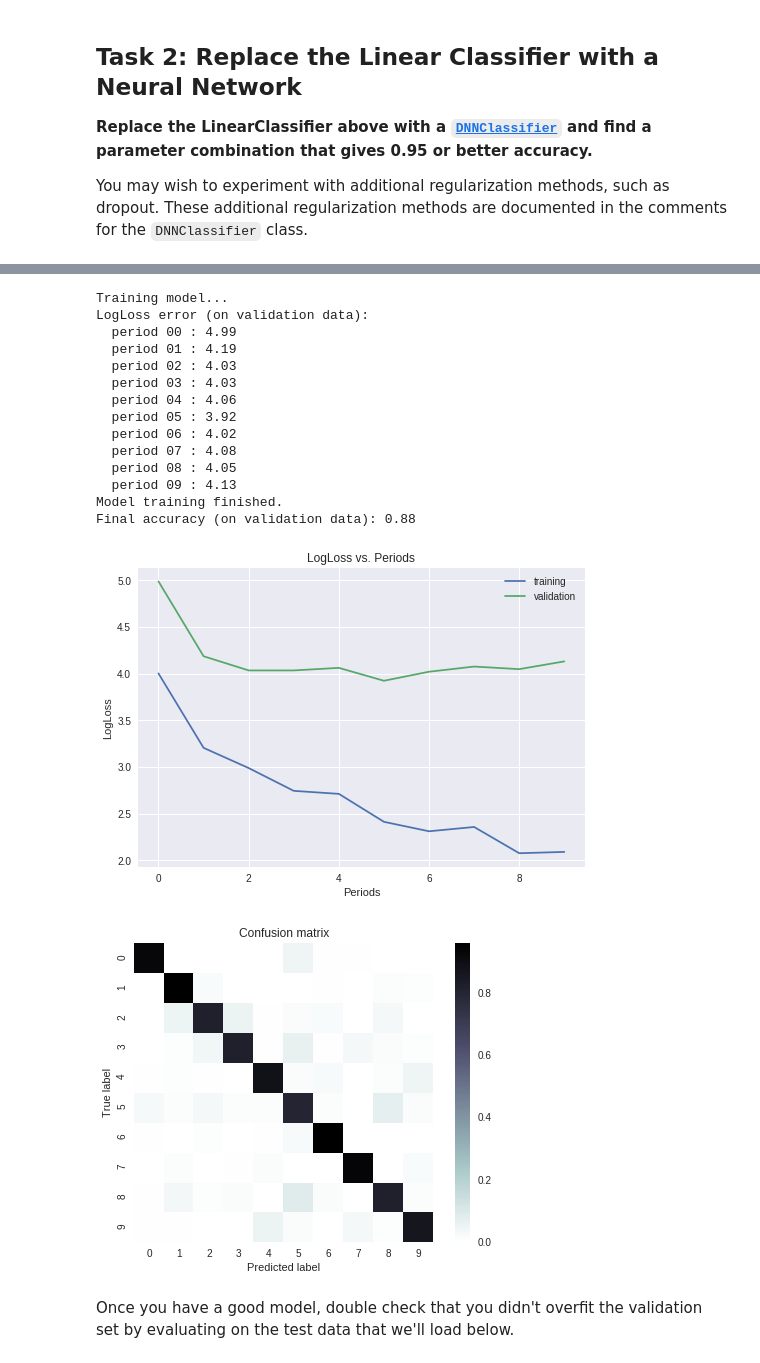
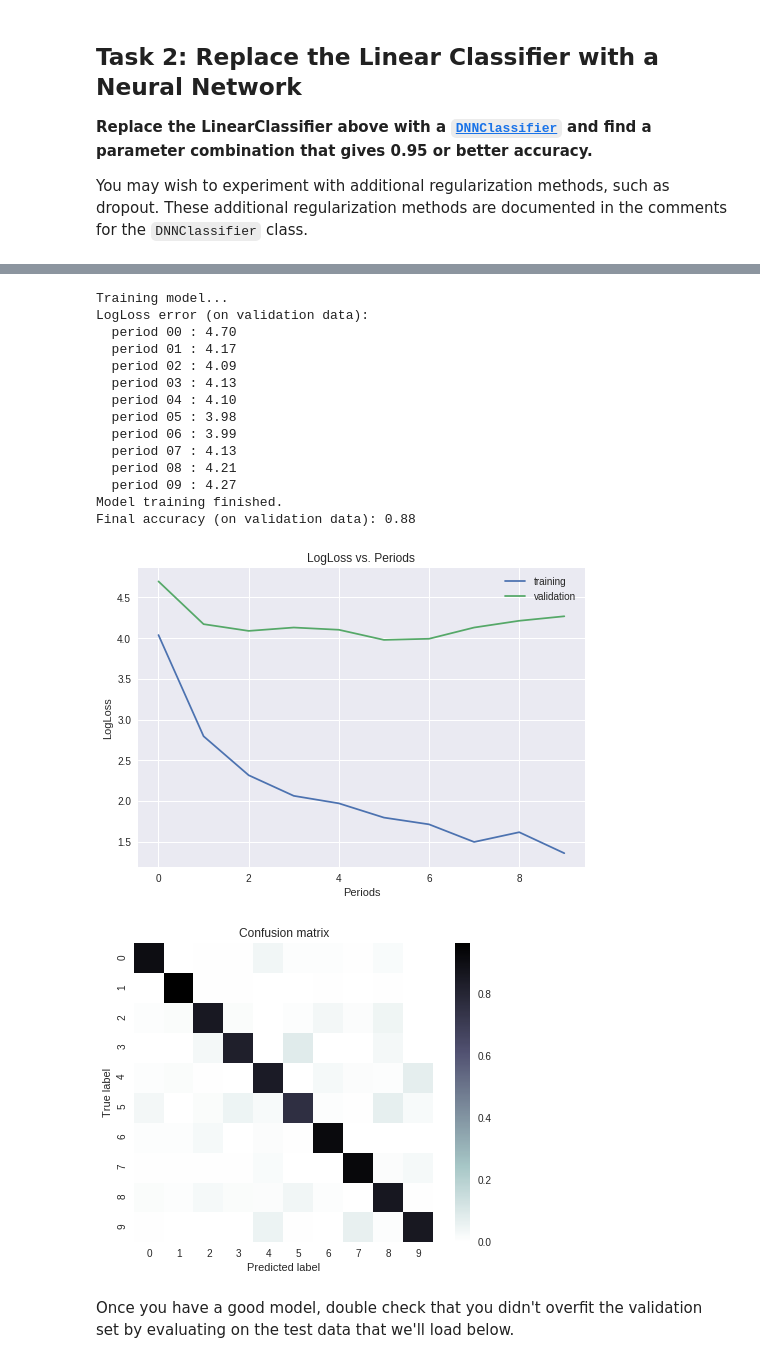
Before and after one commit to tenvol/tsf00, a Jupyter notebook: multi_class_classification_of_handwritten_digits.ipynb, the cells around one changed output, grey strips where cells are left out. Cells and saved outputs as stored; diff of their text form; code cells hidden in the pictures.

```diff
--- a/multi_class_classification_of_handwritten_digits.ipynb
+++ b/multi_class_classification_of_handwritten_digits.ipynb
@@ -814,32 +860,33 @@ OSError: ignored
 # %%
 _ = train_nn_classifier_model(
     #my_optimizer=tf.train.GradientDescentOptimizer(learning_rate=0.0007),
     learning_rate = 0.005,
     steps=5000,
-    batch_size=70,
+    batch_size=150,
     this_classes = 10,
     this_optimizer = 'Adagrad',
-    this_hidden_units = [10,10, 10],
+    this_hidden_units = [10,10,10],
+    this_dropout = None,
     training_examples=training_examples,
     training_targets=training_targets,
     validation_examples=validation_examples,
     validation_targets=validation_targets)
 # %% [output]
 Training model...
 LogLoss error (on validation data):
-  period 00 : 4.99
-  period 01 : 4.19
-  period 02 : 4.03
-  period 03 : 4.03
-  period 04 : 4.06
-  period 05 : 3.92
-  period 06 : 4.02
-  period 07 : 4.08
-  period 08 : 4.05
-  period 09 : 4.13
+  period 00 : 4.70
+  period 01 : 4.17
+  period 02 : 4.09
+  period 03 : 4.13
+  period 04 : 4.10
+  period 05 : 3.98
+  period 06 : 3.99
+  period 07 : 4.13
+  period 08 : 4.21
+  period 09 : 4.27
 Model training finished.
 Final accuracy (on validation data): 0.88
-[figure, old version]
+[figure, new version]
 [figure]
 # %% [markdown]
 Once you have a good model, double check that you didn't overfit the validation set by evaluating on the test data that we'll load below.
```
Also changed, not shown: parts of 13 cells of this notebook.
